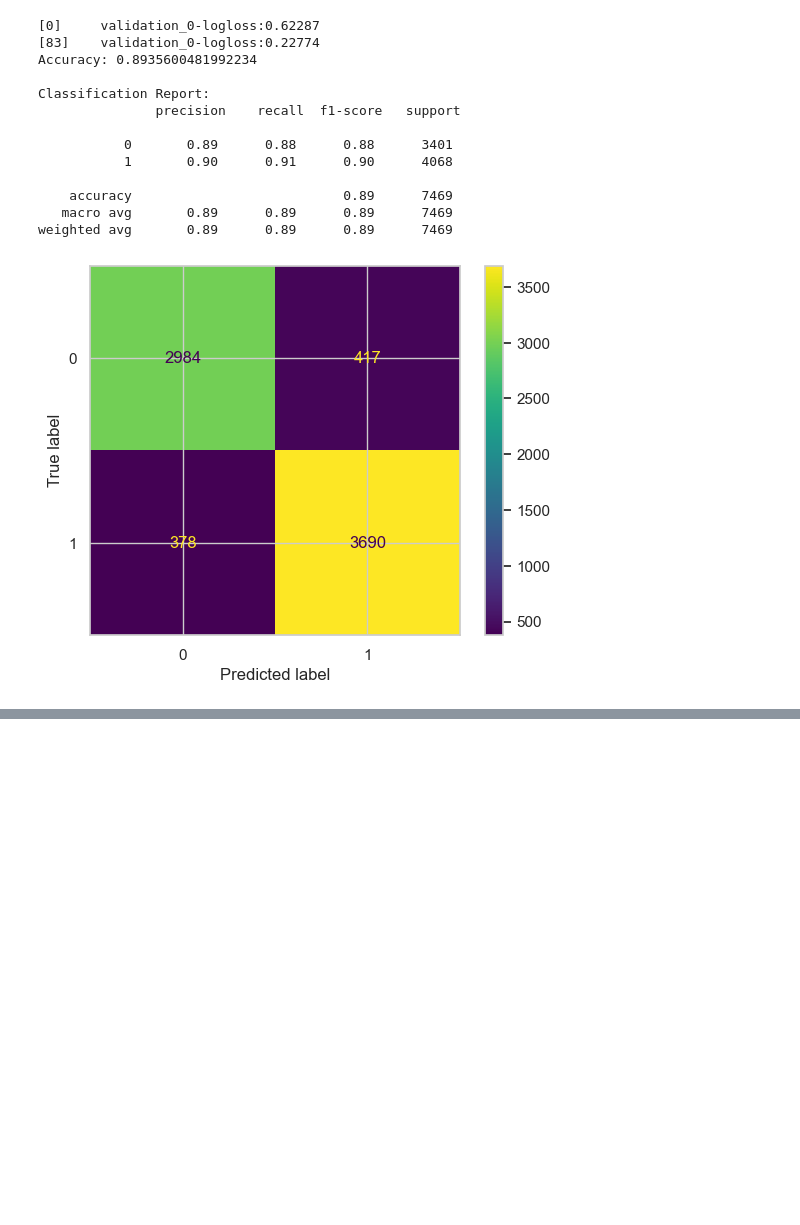
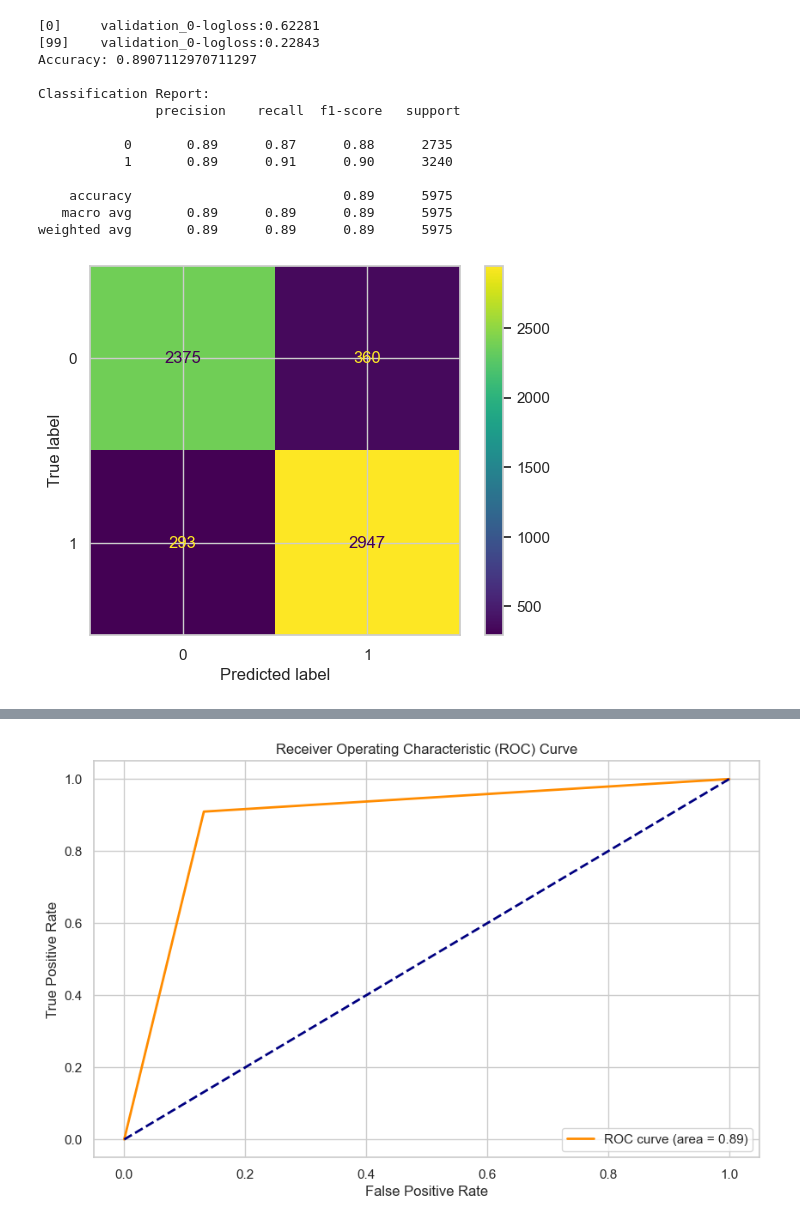
Before and after one commit to cheszn/Fiscal_Fortune_Finders, a Jupyter notebook: Churn_ML.ipynb, the cells around one changed output, grey strips where cells are left out. Drawn from its saved outputs; the diff is of its cells as text; code cells hidden in the pictures; blank space fills up the shorter version.

```diff
--- a/Churn_ML.ipynb
+++ b/Churn_ML.ipynb
@@ -76,7 +77,7 @@ X = df_encoded.drop(columns=[target_variable])
 y = df_encoded[target_variable]
 
 # Split the data into training and testing sets
-X_train, X_test, y_train, y_test = train_test_split(X, y, test_size=0.25, random_state=42)
+X_train, X_test, y_train, y_test = train_test_split(X, y, test_size=0.2, random_state=42)
 
 # Create an XGBoost classifier
 model = xgb.XGBClassifier(n_estimators=100, max_depth=6, learning_rate=0.1, objective='binary:logistic')
@@ -111,9 +112,13 @@ num_bootstraps = 30
 
 # Initialize empty lists to store accuracy and recall values for training and test sets
 train_accuracy_values = []
+mse_train_accuracy_values = []
 train_recall_values = []
+mse_train_recall_values = []
 test_accuracy_values = []
+mse_test_accuracy_values = []
 test_recall_values = []
+mse_test_recall_values = []
 
 # Bootstrap loop
 for _ in range(num_bootstraps):
@@ -127,27 +132,44 @@ for _ in range(num_bootstraps):
     # Evaluate the model on the fixed training set
     y_train_pred = model.predict(X_train)
     train_accuracy = accuracy_score(y_train, y_train_pred)
+    mse_train_accuracy = mean_squared_error([train_accuracy], [1])
     train_recall = recall_score(y_train, y_train_pred)
+    mse_train_recall = mean_squared_error([train_recall], [1])
     train_accuracy_values.append(train_accuracy)
+    mse_train_accuracy_values.append(mse_train_accuracy)
     train_recall_values.append(train_recall)
+    mse_train_recall_values.append(mse_train_recall)
 
     # Evaluate the model on the fixed test set
     y_test_pred = model.predict(X_test)
     test_accuracy = accuracy_score(y_test, y_test_pred)
+    mse_test_accuracy = mean_squared_error([test_accuracy], [1])
     test_recall = recall_score(y_test, y_test_pred)
+    mse_test_recall = mean_squared_error([test_recall], [1])
     test_accuracy_values.append(test_accuracy)
+    mse_test_accuracy_values.append(mse_test_accuracy)
     test_recall_values.append(test_recall)
+    mse_test_recall_values.append(mse_test_recall)
 
 # Calculate means for training and test sets
 mean_train_accuracy = np.mean(train_accuracy_values)
+mse_mean_train_accuracy = np.mean(mse_train_accuracy_values)
 mean_train_recall = np.mean(train_recall_values)
+mse_mean_train_recall = np.mean(mse_train_recall_values)
 mean_test_accuracy = np.mean(test_accuracy_values)
+mse_mean_test_accuracy = np.mean(mse_test_accuracy_values)
 mean_test_recall = np.mean(test_recall_values)
+mse_mean_test_recall = np.mean(mse_test_recall_values)
+
 
 print(f"Mean Training Accuracy across {num_bootstraps} bootstraps: {mean_train_accuracy}")
+print(f"Mean Test Accuracy across {num_bootstraps} bootstraps: {mean_test_accuracy}")
 print(f"Mean Training Recall across {num_bootstraps} bootstraps: {mean_train_recall}")
-print(f"Mean Test Accuracy across {num_bootstraps} bootstraps: {mean_test_accuracy}")
 print(f"Mean Test Recall across {num_bootstraps} bootstraps: {mean_test_recall}")
+print(f"Mean Squared Error on Training Accuracy across {num_bootstraps} bootstraps: {mse_mean_train_accuracy}")
+print(f"Mean Squared Error on Test Accuracy across {num_bootstraps} bootstraps: {mse_mean_test_accuracy}")
+print(f"Mean Squared Error on Training Recall across {num_bootstraps} bootstraps: {mse_mean_train_recall}")
+print(f"Mean Squared Error on Test Recall across {num_bootstraps} bootstraps: {mse_mean_test_recall}")
 
 from sklearn.model_selection import StratifiedKFold, cross_val_score
 
@@ -159,40 +181,59 @@ stratified_cv = StratifiedKFold(n_splits=k_folds, shuffle=True, random_state=42)
 # Perform cross-validation
 cv_scores = cross_val_score(model, X_train, y_train, cv=stratified_cv, scoring='accuracy')
 
 # Print or use the cross-validation scores
 print("Cross-Validation Scores:", cv_scores)
 print("Mean CV Score:", cv_scores.mean())
 
 ## Validation with holdout data set
 
 # Split the data into training and holdout sets
-X_train, X_holdout, y_train, y_holdout = train_test_split(X, y, test_size=0.25, random_state=42)
+X_train, X_holdout, y_train, y_holdout = train_test_split(X, y, test_size=0.2, random_state=42)
 
 # Make predictions on the holdout set
 y_pred_holdout = model.predict(X_holdout)
 
 # Make predictions on the training set
 y_pred_train = model.predict(X_train)
 
 # Evaluate the model on the holdout set
 mse_holdout = mean_squared_error(y_holdout, y_pred_holdout)
 print(f'Mean Squared Error on Holdout Set: {mse_holdout}')
 
 # Evaluate the model on the training set
 mse_train = mean_squared_error(y_train, y_pred_train)
 print(f'Mean Squared Error on Training Set: {mse_train}')
+
+## Area under the curve/ROC
+
+# Assuming 'y_true' contains true labels and 'y_scores' contains predicted probabilities
+fpr, tpr, thresholds = roc_curve(y_test, y_pred)
+roc_auc = auc(fpr, tpr)
+
+# Plot the ROC curve
+
+plt.figure(figsize=(10, 6))
+plt.plot(fpr, tpr, color='darkorange', lw=2, label='ROC curve (area = {:.2f})'.format(roc_auc))
+plt.plot([0, 1], [0, 1], color='navy', lw=2, linestyle='--')
+plt.xlabel('False Positive Rate')
+plt.ylabel('True Positive Rate')
+plt.title('Receiver Operating Characteristic (ROC) Curve')
+plt.legend(loc='lower right')
+plt.show()
+
+print('AUC-ROC:', roc_auc)
 # %% [output]
-[0]     validation_0-logloss:0.62287
-[83]    validation_0-logloss:0.22774
-Accuracy: 0.8935600481992234
+[0]     validation_0-logloss:0.62281
+[99]    validation_0-logloss:0.22843
+Accuracy: 0.8907112970711297
 
 Classification Report:
                precision    recall  f1-score   support
 
-           0       0.89      0.88      0.88      3401
-           1       0.90      0.91      0.90      4068
+           0       0.89      0.87      0.88      2735
+           1       0.89      0.91      0.90      3240
 
-    accuracy                           0.89      7469
-   macro avg       0.89      0.89      0.89      7469
-weighted avg       0.89      0.89      0.89      7469
+    accuracy                           0.89      5975
+   macro avg       0.89      0.89      0.89      5975
+weighted avg       0.89      0.89      0.89      5975
-[figure, old version]
+[figure, new version]
@@ -207,0 +253 @@ Mean Squared Error on Training Set: 0.08266381003392251
+[figure, added]
```
Also changed, not shown: parts of 6 cells of this notebook.
